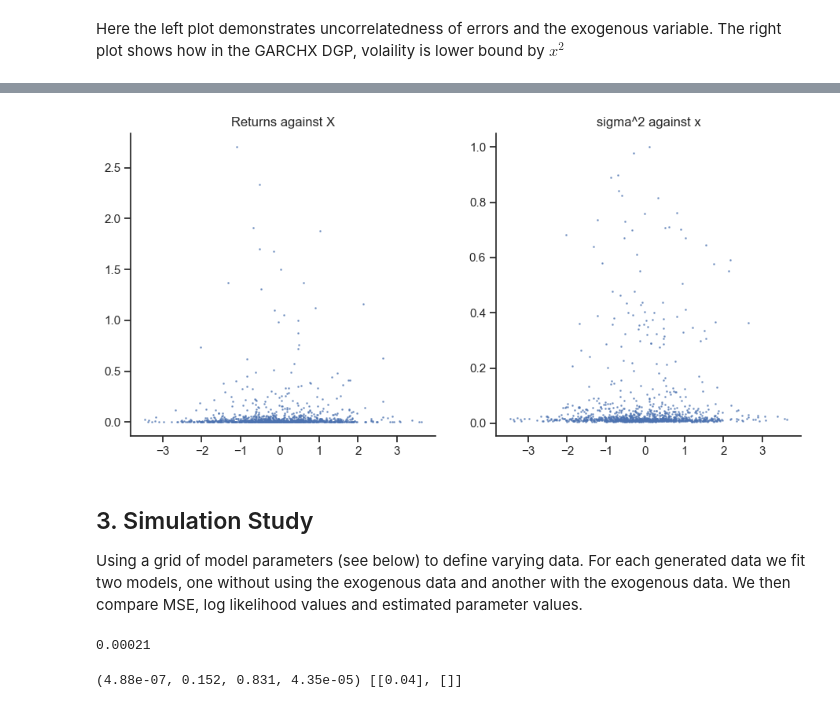
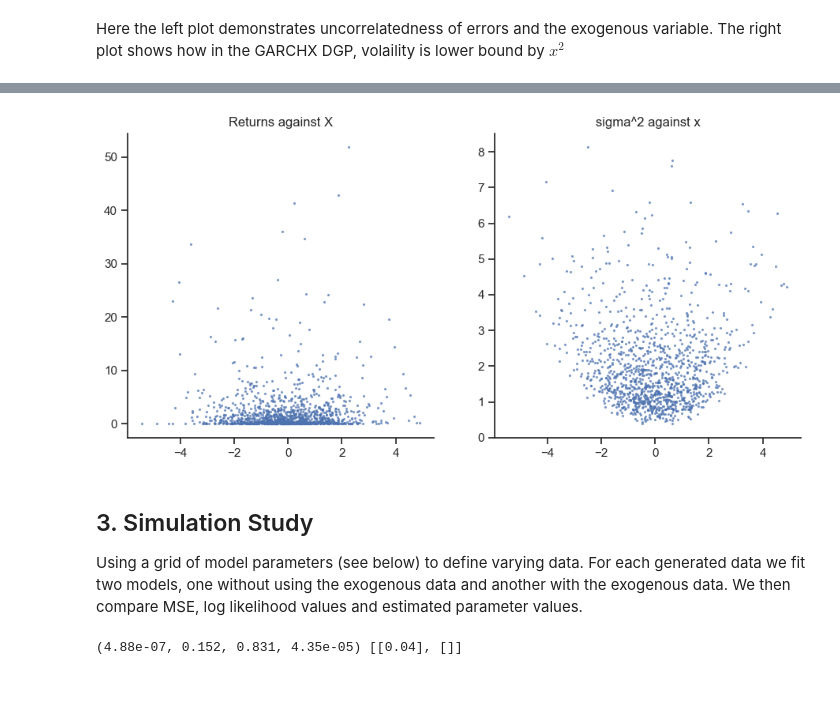
Before and after one commit to hwh1771/sentiment-analysis-volatility-forecasting, a Jupyter notebook: notebooks/05_simumlation_study.ipynb, the cells around one changed output, grey strips where cells are left out. Saved outputs shown, nothing was run; the diff lists cells and outputs as text; code cells hidden in the pictures.

```diff
--- a/notebooks/05_simumlation_study.ipynb
+++ b/notebooks/05_simumlation_study.ipynb
@@ -91,7 +91,7 @@ T = 1200
 
 # Generate exo
 np.random.seed(19)
-x = generate_ARMA_data([0], [], T)
+x = generate_ARMA_data([0.5], [0.5], T)
 
 params = (0.000471, 0.0633, 0.803, 0.110) # (omega, alpha, beta, gamma)
 e, sigma2 = generate_GARCH_data(*params, T, x)
@@ -211,21 +213,17 @@ plt.plot(e)
 # %%
 f, axs = plt.subplots(1, 2, figsize=(11, 5))
 
-axs[0].scatter(x, e**2, s=0.9, alpha=0.6)
+axs[0].scatter(x, e**2, s=1.8, alpha=0.6)
 axs[0].title.set_text('Returns against X')
-axs[1].scatter(x, sigma2, s=0.9, alpha=0.6)
+axs[1].scatter(x, sigma2, s=1.8, alpha=0.6)
 axs[1].title.set_text('sigma^2 against x')
 
 plt.show()
 # %% [output]
-[figure, old version]
+[figure, new version]
 # %% [markdown]
 ## 3. Simulation Study
 Using a grid of model parameters (see below) to define varying data. For each generated data we fit two models, one without using the exogenous data and another with the exogenous data. We then compare MSE, log likelihood values and estimated parameter values.
-# %%
- 0.000210
-# %% [output]
-0.00021
 # %%
 T = 1200
 n_sim = 50
```
Also changed, not shown: parts of 9 cells of this notebook.
